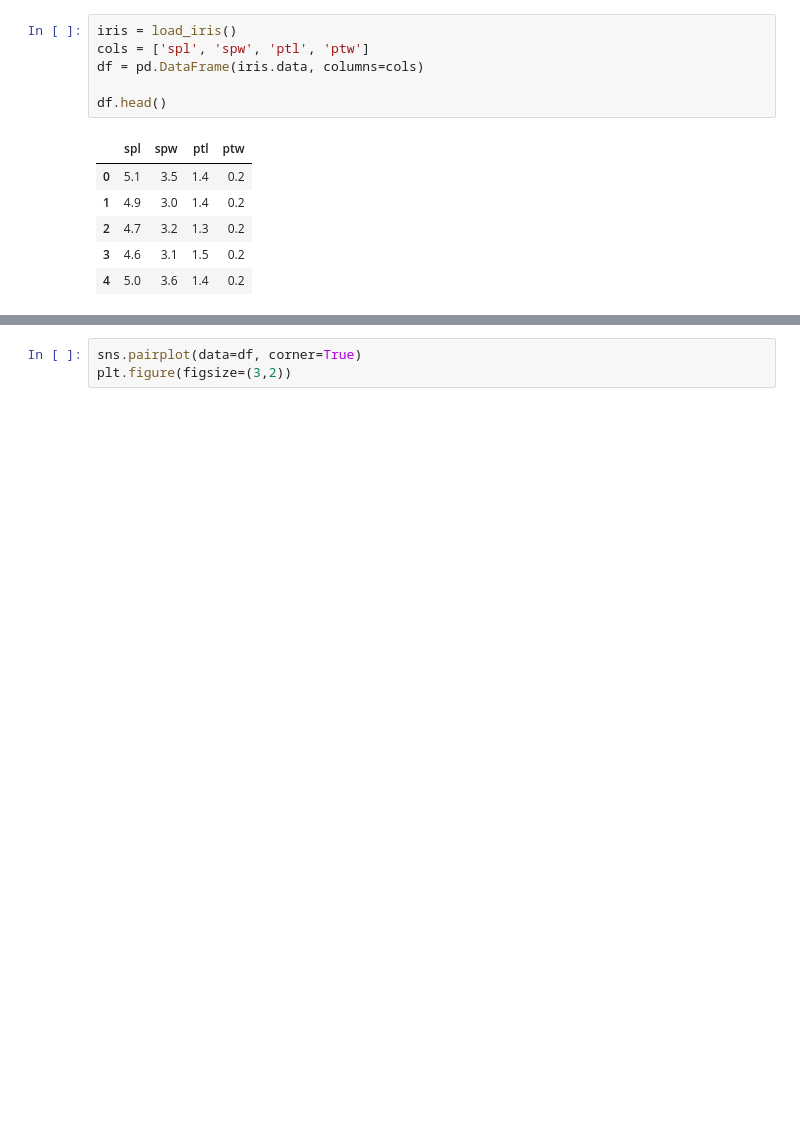
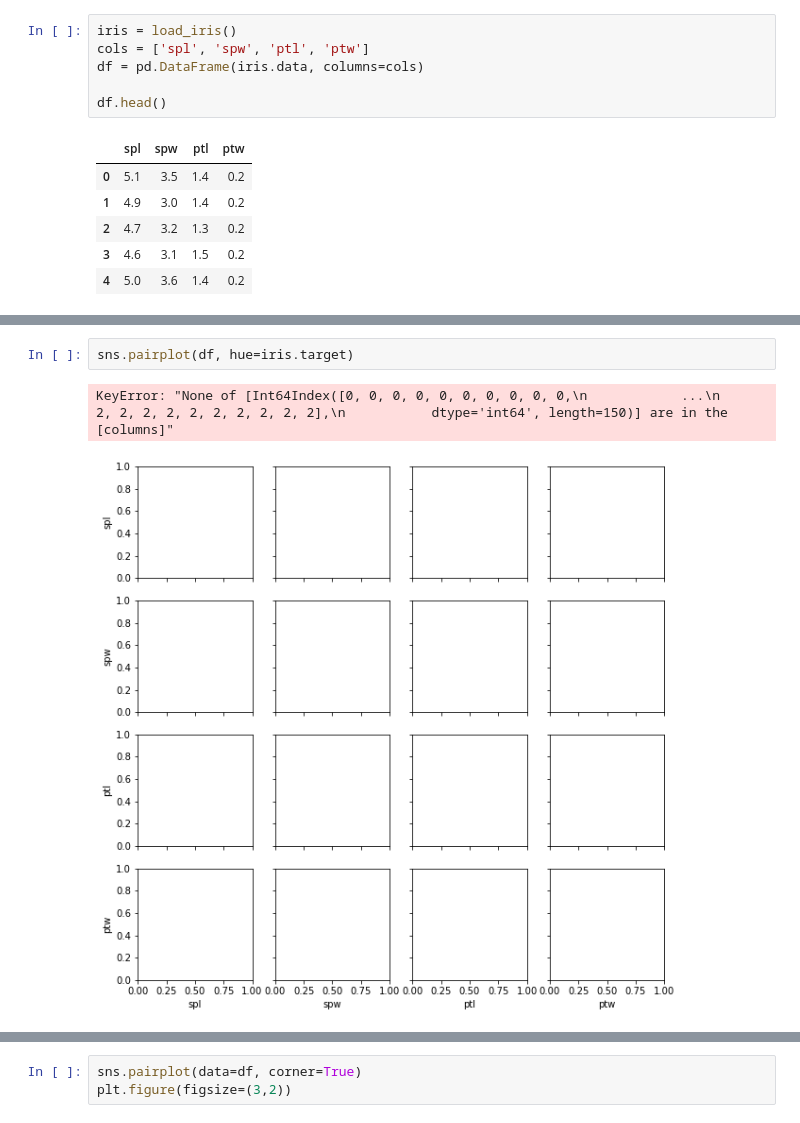
Before and after one commit to Yayawak/Machine-learner, a Jupyter notebook: Sklearn learn/Regression/Linear Models/linear-reg.ipynb, the cells around one changed output, grey strips where cells are left out. Drawn from its saved outputs; the diff is of its cells as text; blank space fills up the shorter version.

```diff
--- a/Sklearn learn/Regression/Linear Models/linear-reg.ipynb
+++ b/Sklearn learn/Regression/Linear Models/linear-reg.ipynb
@@ -20,3 +62,8 @@ df.head()
+# %%
+sns.pairplot(df, hue=iris.target)
+# %% [output]
+KeyError: "None of [Int64Index([0, 0, 0, 0, 0, 0, 0, 0, 0, 0,\n            ...\n            2, 2, 2, 2, 2, 2, 2, 2, 2, 2],\n           dtype='int64', length=150)] are in the [columns]"
+[figure, added]
 # %%
 x = df.spl.values.reshape(-1, 1)
 y = df.ptl.values.reshape(-1, 1)
```
Also changed, not shown: parts of 5 cells of this notebook, 25 other files.
